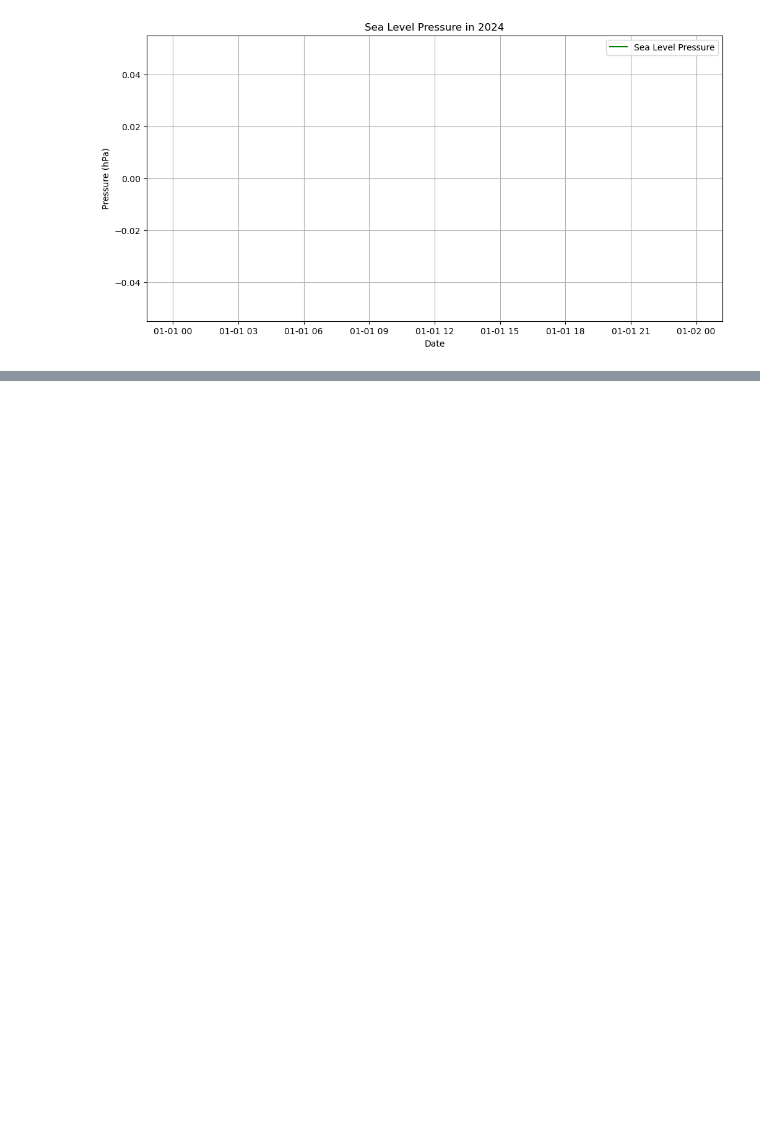
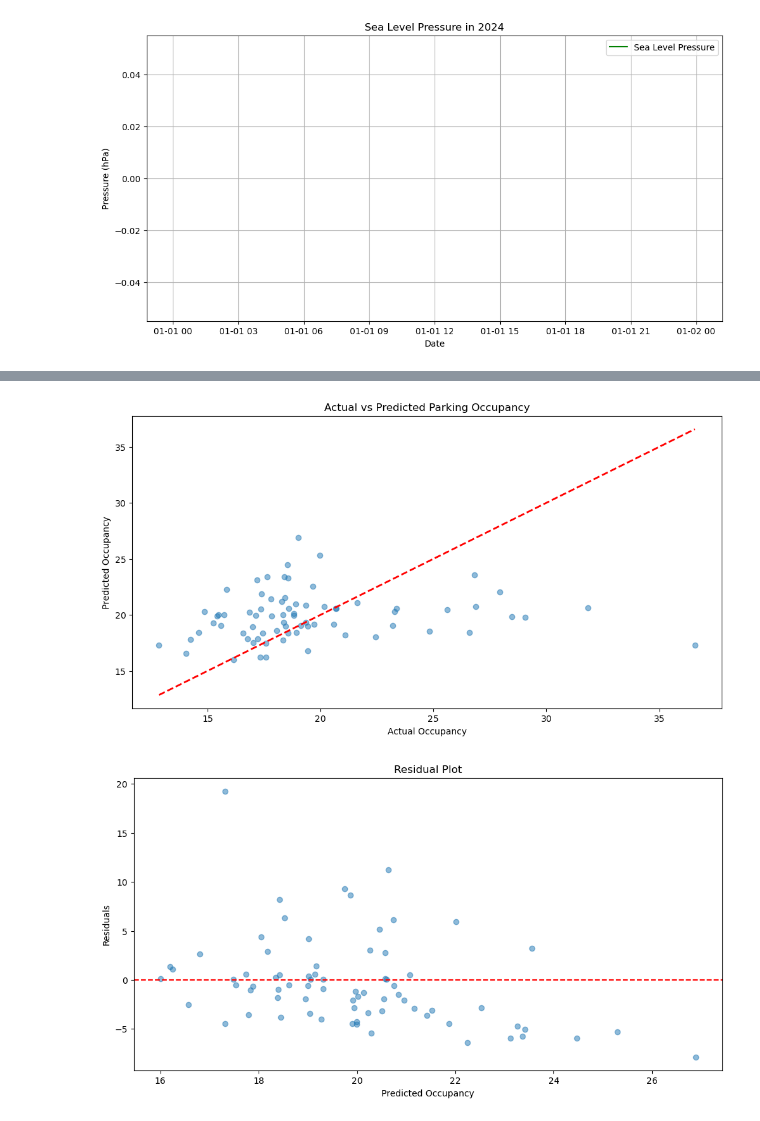
Before and after one commit to abishanaru/CIP_FS25_102, a Jupyter notebook: main.ipynb, the cells around one changed output, grey strips where cells are left out. Saved outputs shown, nothing was run; the diff lists cells and outputs as text; code cells hidden in the pictures; blank space fills up the shorter version.

```diff
--- a/main.ipynb
+++ b/main.ipynb
@@ -272,0 +303,22 @@ plt.show()
+# %%
+# Plot actual vs predicted values
+plt.figure(figsize=(12, 6))
+plt.scatter(y_test, y_pred, alpha=0.5)
+plt.plot([y_test.min(), y_test.max()], [y_test.min(), y_test.max()], 'r--', lw=2)
+plt.xlabel('Actual Occupancy')
+plt.ylabel('Predicted Occupancy')
+plt.title('Actual vs Predicted Parking Occupancy')
+plt.show()
+
+# Plot residuals
+residuals = y_test - y_pred
+plt.figure(figsize=(12, 6))
+plt.scatter(y_pred, residuals, alpha=0.5)
+plt.axhline(y=0, color='r', linestyle='--')
+plt.xlabel('Predicted Occupancy')
+plt.ylabel('Residuals')
+plt.title('Residual Plot')
+plt.show()
+# %% [output]
+[figure, added]
+[figure, added]
```
Also changed, not shown: parts of 3 cells of this notebook, 1 other file.
